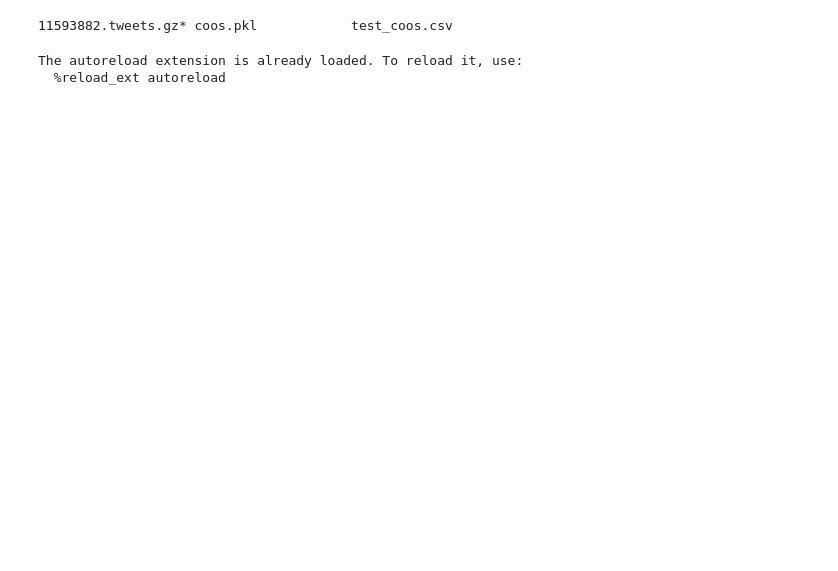
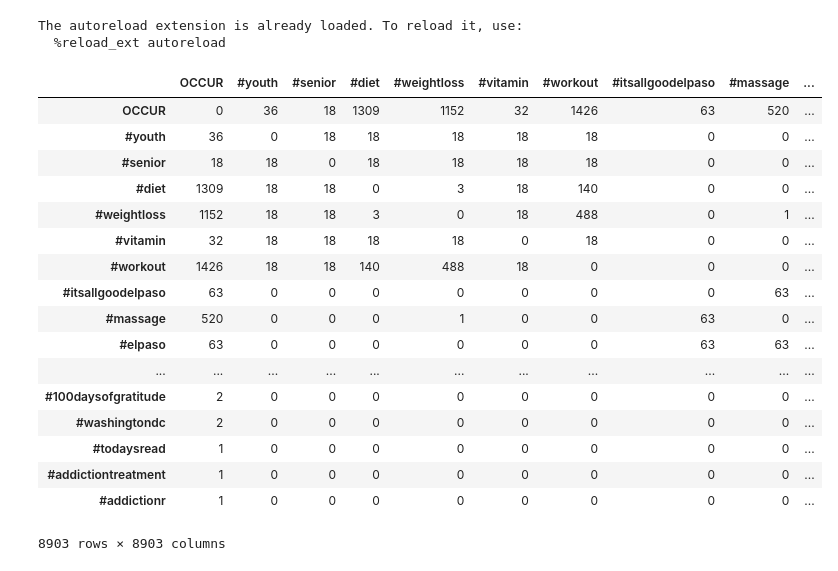
Before and after one commit to samiroid/coEgoNets, a Jupyter notebook: notebooks/main.ipynb, the cells around one changed output. Saved outputs shown, nothing was run; the diff lists cells and outputs as text; code cells hidden in the pictures; blank space fills up the shorter version.

```diff
--- a/notebooks/main.ipynb
+++ b/notebooks/main.ipynb
@@ -1,7 +3,5 @@
 # %%
-ls DATA/
+ls DATA/pkl
-# %% [output]
-11593882.tweets.gz* coos.pkl            test_coos.csv
 # %%
 import pandas as pd
 import pickle
@@ -51,0 +47,25 @@ C = get_coom(DATA_PATH)
+# %%
+DATA_PATH="DATA/pkl/wellness.zip"
+K=10
+target_word = "#wellness"
+C = pd.read_pickle(DATA_PATH)
+C
+# %% [output]
+|  | OCCUR | #youth | #senior | #diet | #weightloss | #vitamin | #workout | #itsallgoodelpaso | #massage | ... |
+| OCCUR | 0 | 36 | 18 | 1309 | 1152 | 32 | 1426 | 63 | 520 | ... |
+| #youth | 36 | 0 | 18 | 18 | 18 | 18 | 18 | 0 | 0 | ... |
+| #senior | 18 | 18 | 0 | 18 | 18 | 18 | 18 | 0 | 0 | ... |
+| #diet | 1309 | 18 | 18 | 0 | 3 | 18 | 140 | 0 | 0 | ... |
+| #weightloss | 1152 | 18 | 18 | 3 | 0 | 18 | 488 | 0 | 1 | ... |
+| #vitamin | 32 | 18 | 18 | 18 | 18 | 0 | 18 | 0 | 0 | ... |
+| #workout | 1426 | 18 | 18 | 140 | 488 | 18 | 0 | 0 | 0 | ... |
+| #itsallgoodelpaso | 63 | 0 | 0 | 0 | 0 | 0 | 0 | 0 | 63 | ... |
+| #massage | 520 | 0 | 0 | 0 | 1 | 0 | 0 | 63 | 0 | ... |
+| #elpaso | 63 | 0 | 0 | 0 | 0 | 0 | 0 | 63 | 63 | ... |
+| ... | ... | ... | ... | ... | ... | ... | ... | ... | ... | ... |
+| #100daysofgratitude | 2 | 0 | 0 | 0 | 0 | 0 | 0 | 0 | 0 | ... |
+| #washingtondc | 2 | 0 | 0 | 0 | 0 | 0 | 0 | 0 | 0 | ... |
+| #todaysread | 1 | 0 | 0 | 0 | 0 | 0 | 0 | 0 | 0 | ... |
+| #addictiontreatment | 1 | 0 | 0 | 0 | 0 | 0 | 0 | 0 | 0 | ... |
+| #addictionr | 1 | 0 | 0 | 0 | 0 | 0 | 0 | 0 | 0 | ... |
+8903 rows × 8903 columns
```
Also changed, not shown: parts of 18 cells of this notebook, 6 other files.
